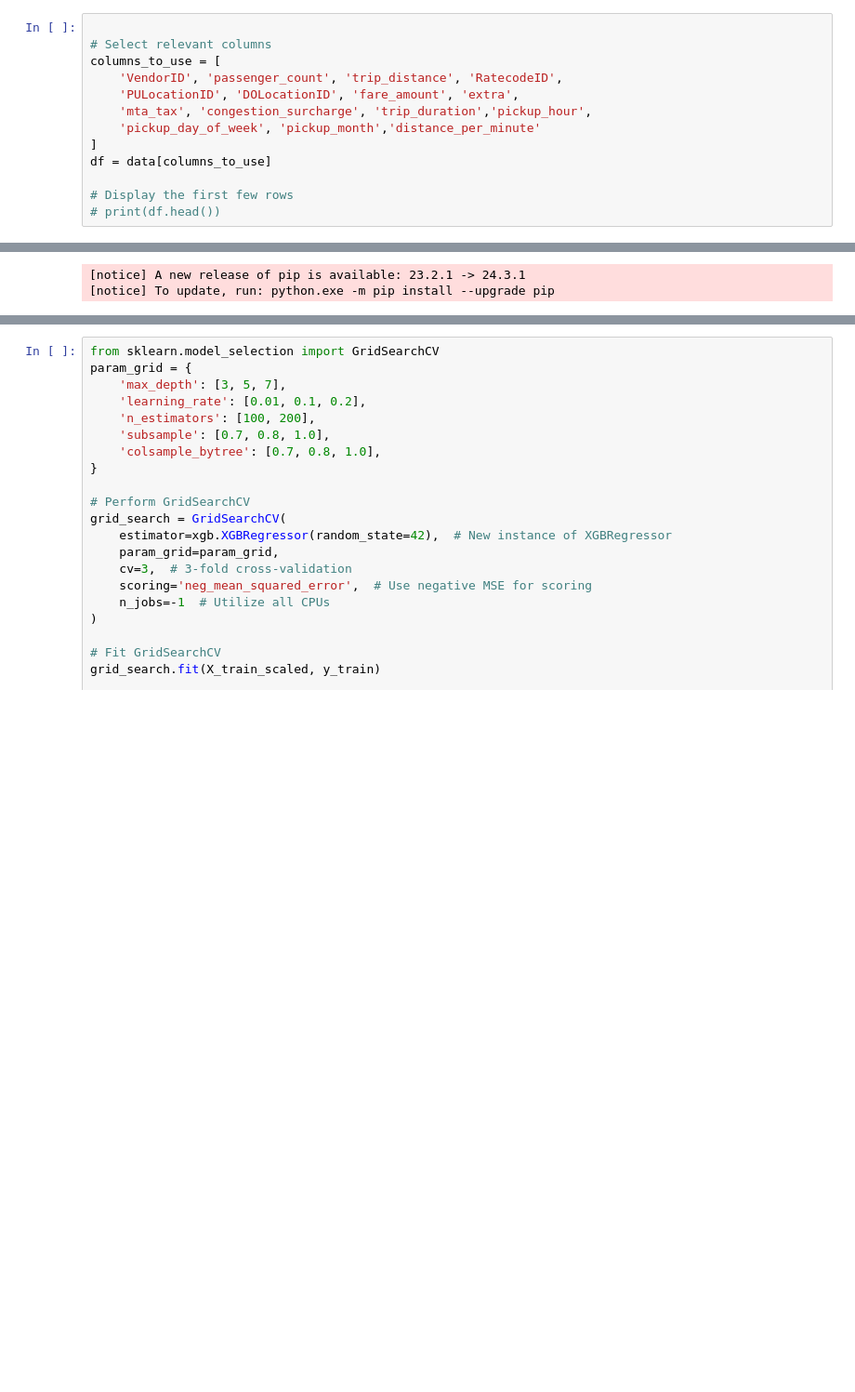
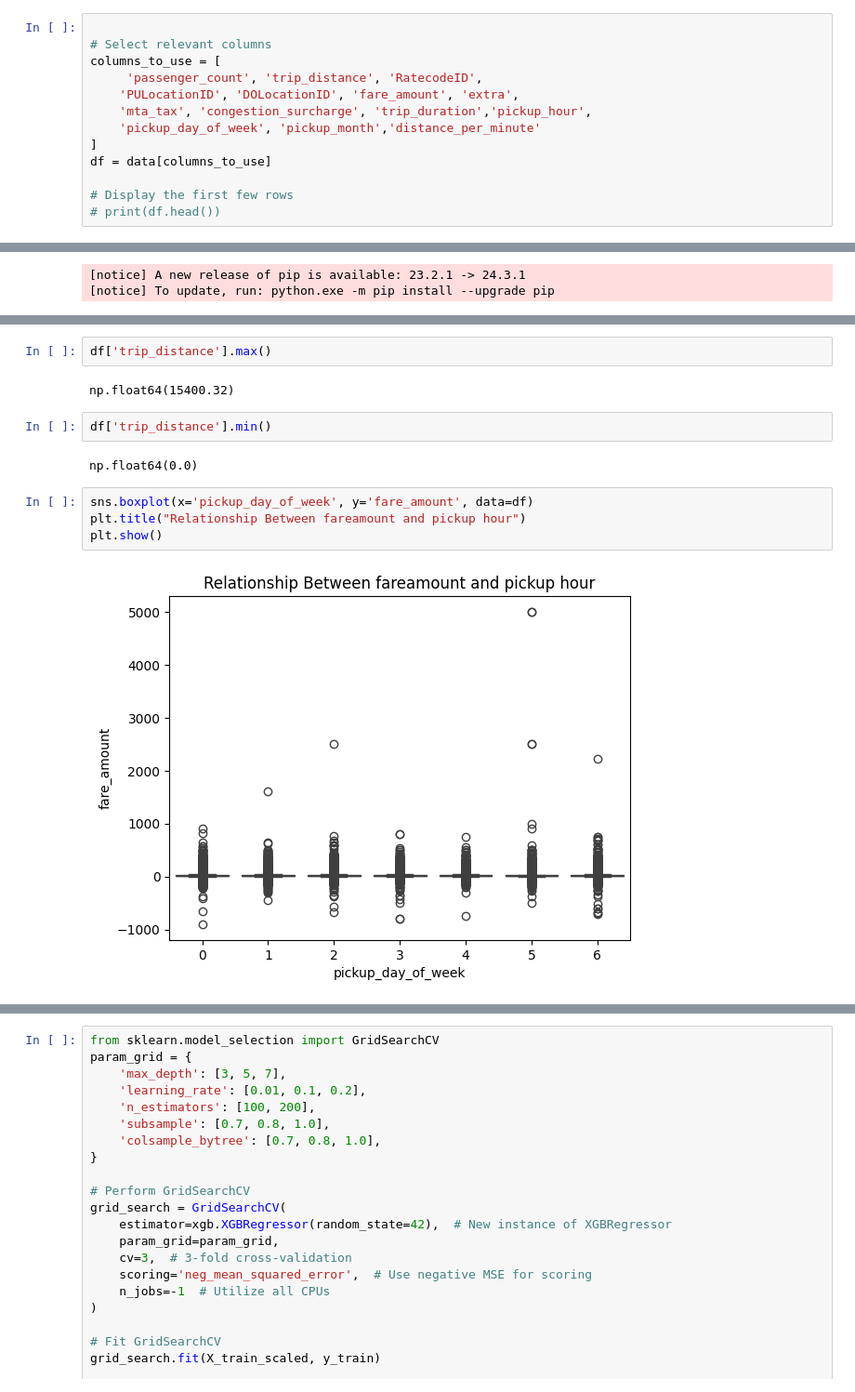
Before and after one commit to Mohammadtalha3/NewYorkTaxi, a Jupyter notebook: Experiment/Data_Ingestion.ipynb, the cells around one changed output, grey strips where cells are left out. Shown: that part at 93% size. Saved outputs shown, nothing was run; the diff lists cells and outputs as text; blank space fills up the shorter version.

```diff
--- a/Experiment/Data_Ingestion.ipynb
+++ b/Experiment/Data_Ingestion.ipynb
@@ -114,7 +114,7 @@ Index(['VendorID', 'tpep_pickup_datetime', 'tpep_dropoff_datetime',
 
 # Select relevant columns
 columns_to_use = [
-    'VendorID', 'passenger_count', 'trip_distance', 'RatecodeID',
+     'passenger_count', 'trip_distance', 'RatecodeID',
     'PULocationID', 'DOLocationID', 'fare_amount', 'extra',
     'mta_tax', 'congestion_surcharge', 'trip_duration','pickup_hour',
     'pickup_day_of_week', 'pickup_month','distance_per_minute'
@@ -240,0 +276,14 @@ R²: 0.8518576612218705
+# %%
+df['trip_distance'].max()
+# %% [output]
+np.float64(15400.32)
+# %%
+df['trip_distance'].min()
+# %% [output]
+np.float64(0.0)
+# %%
+sns.boxplot(x='pickup_day_of_week', y='fare_amount', data=df)
+plt.title("Relationship Between fareamount and pickup hour")
+plt.show()
+# %% [output]
+[figure, added]
```
Also changed, not shown: parts of 22 cells of this notebook, 2 other files.
